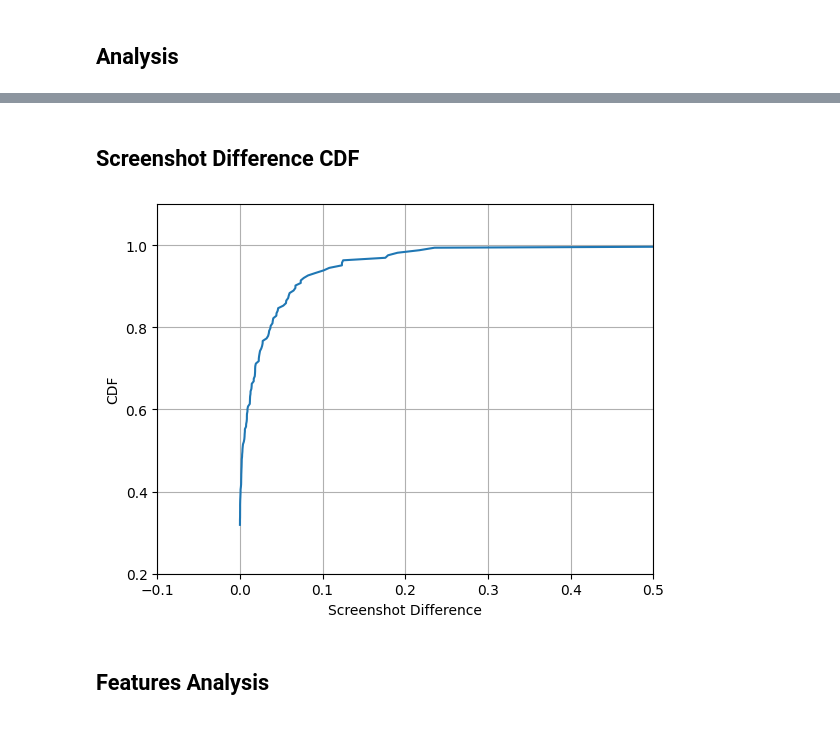
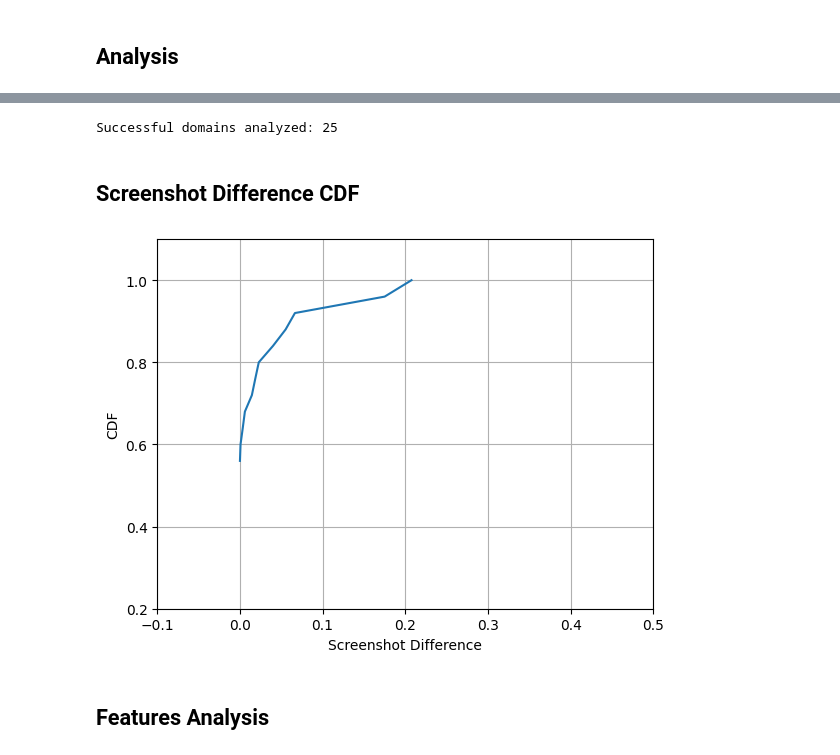
Before and after one commit to maxwellmlin/cookie-classify, a Jupyter notebook: classification_algo.ipynb, the cells around one changed output, grey strips where cells are left out. Drawn from its saved outputs; the diff is of its cells as text; code cells hidden in the pictures.

```diff
--- a/classification_algo.ipynb
+++ b/classification_algo.ipynb
@@ -487,9 +467,20 @@ df.sort_values(by='screenshot_difference')
+# %%
+screenshots = pd.DataFrame()
+
+for i in range(25):
+    to_merge = pd.read_csv(ANALYSIS_PATH / f'slurm/screenshot-comparison-{i}.csv')
+    screenshots = pd.concat([screenshots, to_merge], ignore_index=True)
+
+screenshots.sort_values(by='screenshot_difference')
+print(f"Successful domains analyzed: {len(screenshots)}")
+# %% [output]
+Successful domains analyzed: 25
 # %% [markdown]
 ## Screenshot Difference CDF
 # %%
 %matplotlib inline
-plot_cdf(df['screenshot_difference'], 'Screenshot Difference', [-0.1, 0.5, 0.2, 1.1])
+plot_cdf(screenshots['screenshot_difference'], 'Screenshot Difference', [-0.1, 0.5, 0.2, 1.1])
 # %% [output]
-[figure, old version]
+[figure, new version]
 # %% [markdown]
 ## Features Analysis
```
Also changed, not shown: parts of 6 cells of this notebook, 1 other file.
